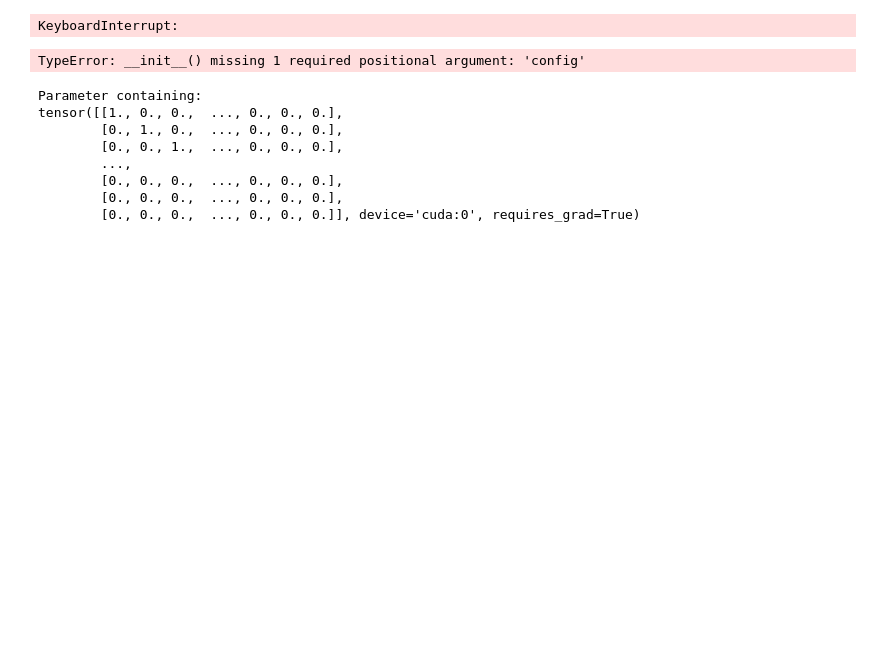
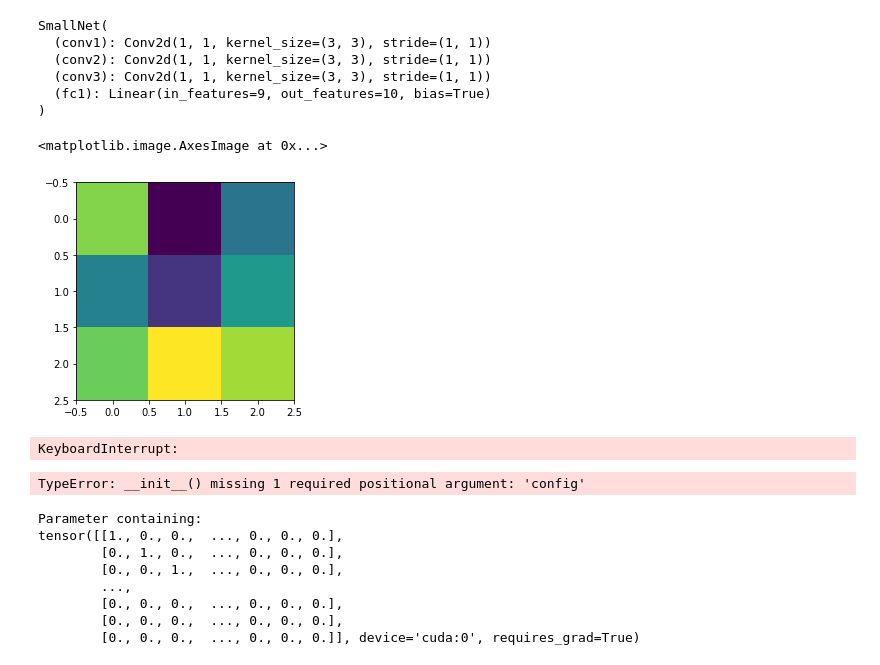
Before and after one commit to akarshkumar0101/evolved-neuroevolution, a Jupyter notebook: ne_experiment.ipynb, the cells around one changed output. Drawn from its saved outputs; the diff is of its cells as text; code cells hidden in the pictures; blank space fills up the shorter version.

```diff
--- a/ne_experiment.ipynb
+++ b/ne_experiment.ipynb
@@ -96,3 +97,19 @@ DNA Length:  130
+# %%
+pheno = ne.pop[0].to_pheno(decoder=models_decode.IdentityDecoder(), pheno=models_pheno.SmallNet())
+# %%
+pheno
+# %% [output]
+SmallNet(
+  (conv1): Conv2d(1, 1, kernel_size=(3, 3), stride=(1, 1))
+  (conv2): Conv2d(1, 1, kernel_size=(3, 3), stride=(1, 1))
+  (conv3): Conv2d(1, 1, kernel_size=(3, 3), stride=(1, 1))
+  (fc1): Linear(in_features=9, out_features=10, bias=True)
+)
+# %%
+plt.imshow(pheno.conv1.weight.data.cpu().numpy()[0,0])
+# %% [output]
+<matplotlib.image.AxesImage at 0x...>
+[figure, added]
 # %%
 run_idx = 0
 for trial_idx in range(5):
```
Also changed, not shown: parts of 1 cell of this notebook, 1 other file.
